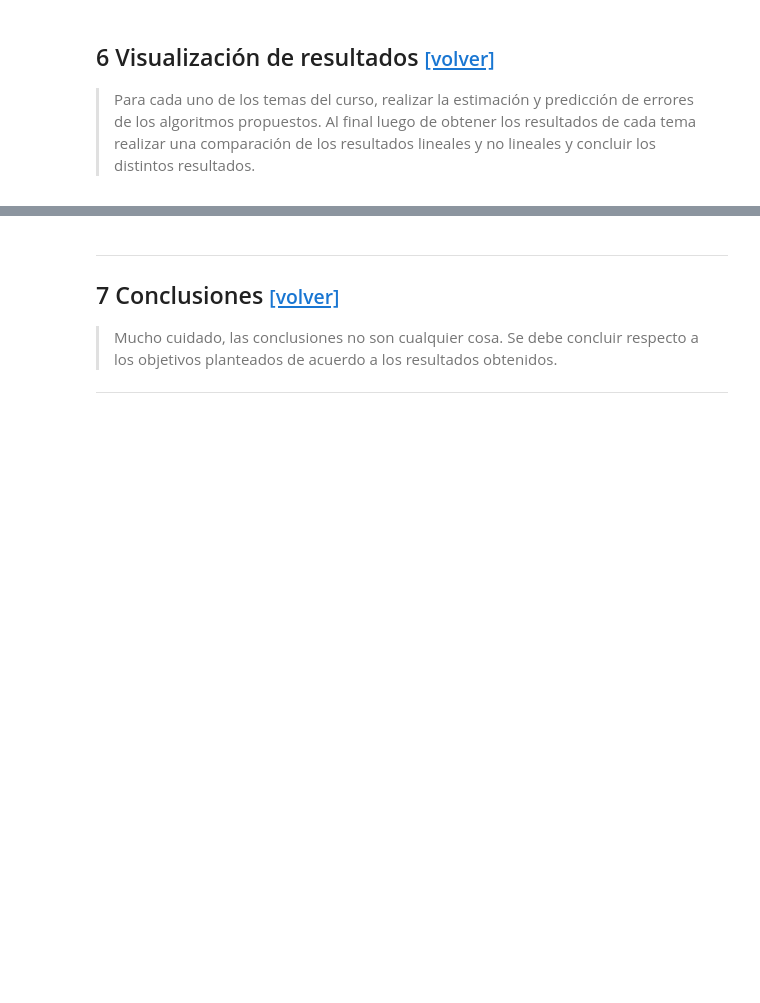
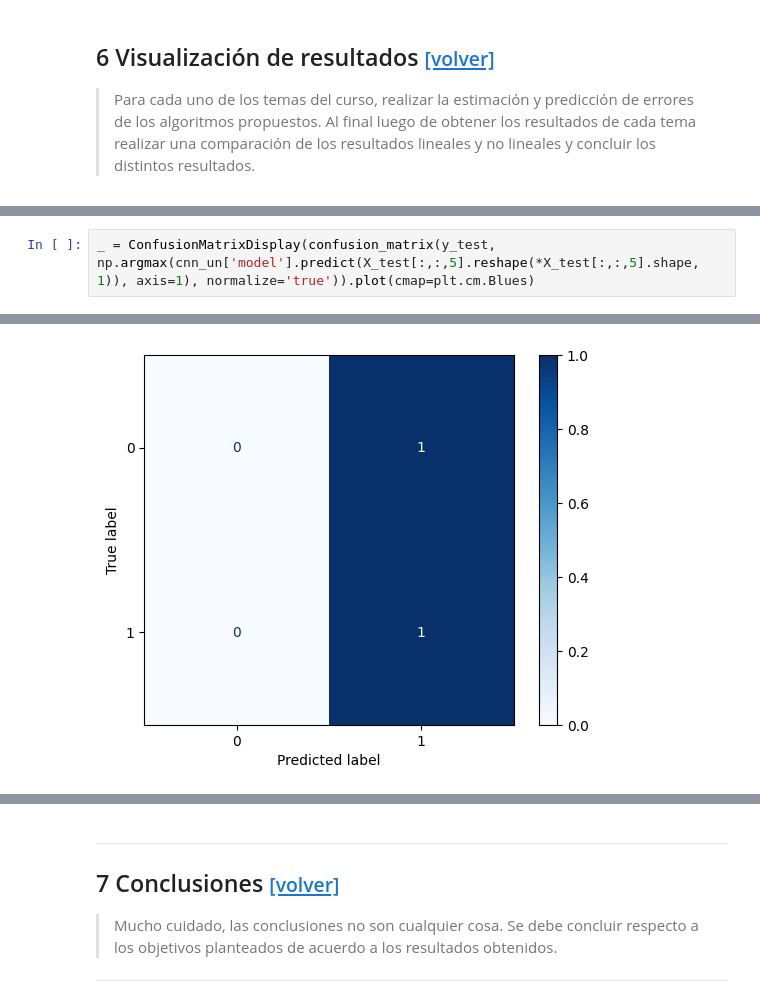
Before and after one commit to judith-ale/proyecto_modulo1, a Jupyter notebook: ProyectoModulo1_RabagoJ_MartinezC_VelicaX.ipynb, the cells around one changed output, grey strips where cells are left out. Saved outputs shown, nothing was run; the diff lists cells and outputs as text; blank space fills up the shorter version.

```diff
--- a/ProyectoModulo1_RabagoJ_MartinezC_VelicaX.ipynb
+++ b/ProyectoModulo1_RabagoJ_MartinezC_VelicaX.ipynb
@@ -1048,0 +1069,3 @@ weighted avg       1.00      1.00      1.00        79
+# %%
+_ = ConfusionMatrixDisplay(confusion_matrix(y_test, np.argmax(cnn_un['model'].predict(X_test[:,:,5].reshape(*X_test[:,:,5].shape, 1)), axis=1), normalize='true')).plot(cmap=plt.cm.Blues)
+# %% [output]
@@ -1048,0 +1073 @@ weighted avg       1.00      1.00      1.00        79
+[figure, added]
```
Also changed, not shown: parts of 8 cells of this notebook.
